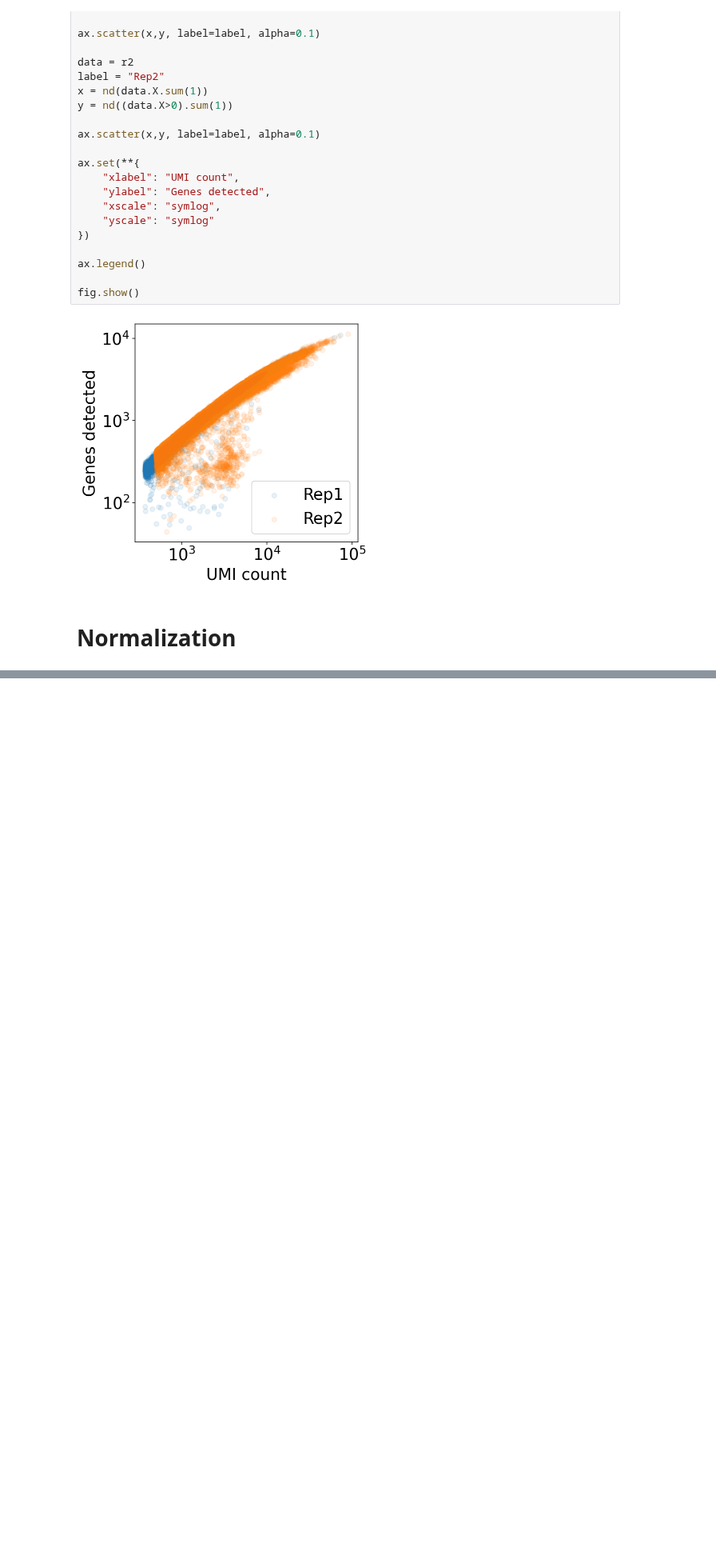
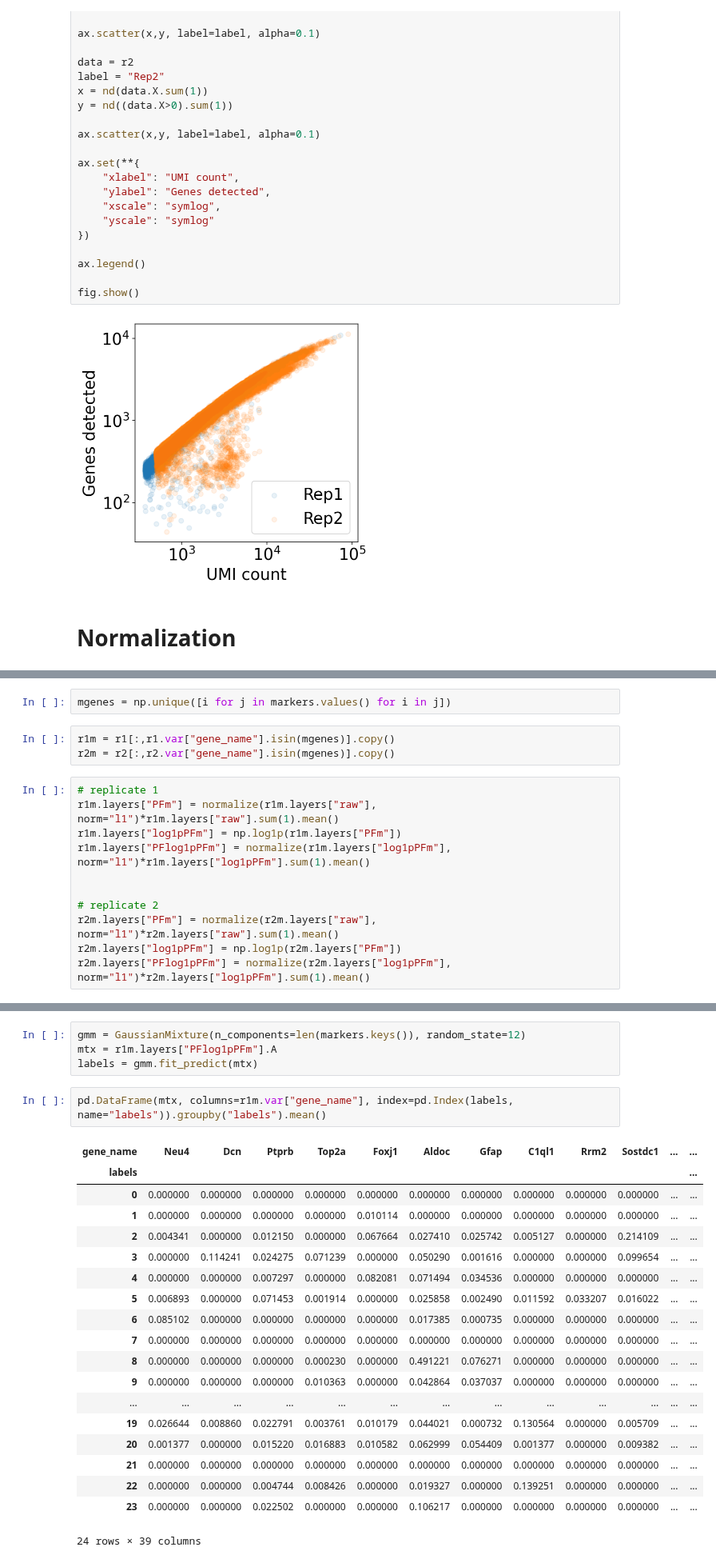
Before and after one commit to sbooeshaghi/azucar, a Jupyter notebook: analysis/brain/biologics.ipynb, the cells around one changed output, grey strips where cells are left out. Shown at 80% size. Cells and saved outputs as stored; diff of their text form; blank space fills up the shorter version.

```diff
--- a/analysis/brain/biologics.ipynb
+++ b/analysis/brain/biologics.ipynb
@@ -209,0 +154,16 @@ Name: names, dtype: object
+# %%
+mgenes = np.unique([i for j in markers.values() for i in j])
+# %%
+r1m = r1[:,r1.var["gene_name"].isin(mgenes)].copy()
+r2m = r2[:,r2.var["gene_name"].isin(mgenes)].copy()
+# %%
+# replicate 1
+r1m.layers["PFm"] = normalize(r1m.layers["raw"], norm="l1")*r1m.layers["raw"].sum(1).mean()
+r1m.layers["log1pPFm"] = np.log1p(r1m.layers["PFm"])
+r1m.layers["PFlog1pPFm"] = normalize(r1m.layers["log1pPFm"], norm="l1")*r1m.layers["log1pPFm"].sum(1).mean()
+
+
+# replicate 2
+r2m.layers["PFm"] = normalize(r2m.layers["raw"], norm="l1")*r2m.layers["raw"].sum(1).mean()
+r2m.layers["log1pPFm"] = np.log1p(r2m.layers["PFm"])
+r2m.layers["PFlog1pPFm"] = normalize(r2m.layers["log1pPFm"], norm="l1")*r2m.layers["log1pPFm"].sum(1).mean()
@@ -209,0 +223,26 @@ Name: names, dtype: object
+# %%
+gmm = GaussianMixture(n_components=len(markers.keys()), random_state=12)
+mtx = r1m.layers["PFlog1pPFm"].A
+labels = gmm.fit_predict(mtx)
+# %%
+pd.DataFrame(mtx, columns=r1m.var["gene_name"], index=pd.Index(labels, name="labels")).groupby("labels").mean()
+# %% [output]
+| gene_name | Neu4 | Dcn | Ptprb | Top2a | Foxj1 | Aldoc | Gfap | C1ql1 | Rrm2 | Sostdc1 | ... | ... |
+| labels |  |  |  |  |  |  |  |  |  |  |  | ... |
+| 0 | 0.000000 | 0.000000 | 0.000000 | 0.000000 | 0.000000 | 0.000000 | 0.000000 | 0.000000 | 0.000000 | 0.000000 | ... | ... |
+| 1 | 0.000000 | 0.000000 | 0.000000 | 0.000000 | 0.010114 | 0.000000 | 0.000000 | 0.000000 | 0.000000 | 0.000000 | ... | ... |
+| 2 | 0.004341 | 0.000000 | 0.012150 | 0.000000 | 0.067664 | 0.027410 | 0.025742 | 0.005127 | 0.000000 | 0.214109 | ... | ... |
+| 3 | 0.000000 | 0.114241 | 0.024275 | 0.071239 | 0.000000 | 0.050290 | 0.001616 | 0.000000 | 0.000000 | 0.099654 | ... | ... |
+| 4 | 0.000000 | 0.000000 | 0.007297 | 0.000000 | 0.082081 | 0.071494 | 0.034536 | 0.000000 | 0.000000 | 0.000000 | ... | ... |
+| 5 | 0.006893 | 0.000000 | 0.071453 | 0.001914 | 0.000000 | 0.025858 | 0.002490 | 0.011592 | 0.033207 | 0.016022 | ... | ... |
+| 6 | 0.085102 | 0.000000 | 0.000000 | 0.000000 | 0.000000 | 0.017385 | 0.000735 | 0.000000 | 0.000000 | 0.000000 | ... | ... |
+| 7 | 0.000000 | 0.000000 | 0.000000 | 0.000000 | 0.000000 | 0.000000 | 0.000000 | 0.000000 | 0.000000 | 0.000000 | ... | ... |
+| 8 | 0.000000 | 0.000000 | 0.000000 | 0.000230 | 0.000000 | 0.491221 | 0.076271 | 0.000000 | 0.000000 | 0.000000 | ... | ... |
+| 9 | 0.000000 | 0.000000 | 0.000000 | 0.010363 | 0.000000 | 0.042864 | 0.037037 | 0.000000 | 0.000000 | 0.000000 | ... | ... |
+| ... | ... | ... | ... | ... | ... | ... | ... | ... | ... | ... | ... | ... |
+| 19 | 0.026644 | 0.008860 | 0.022791 | 0.003761 | 0.010179 | 0.044021 | 0.000732 | 0.130564 | 0.000000 | 0.005709 | ... | ... |
+| 20 | 0.001377 | 0.000000 | 0.015220 | 0.016883 | 0.010582 | 0.062999 | 0.054409 | 0.001377 | 0.000000 | 0.009382 | ... | ... |
+| 21 | 0.000000 | 0.000000 | 0.000000 | 0.000000 | 0.000000 | 0.000000 | 0.000000 | 0.000000 | 0.000000 | 0.000000 | ... | ... |
+| 22 | 0.000000 | 0.000000 | 0.004744 | 0.008426 | 0.000000 | 0.019327 | 0.000000 | 0.139251 | 0.000000 | 0.000000 | ... | ... |
+| 23 | 0.000000 | 0.000000 | 0.022502 | 0.000000 | 0.000000 | 0.106217 | 0.000000 | 0.000000 | 0.000000 | 0.000000 | ... | ... |
+24 rows × 39 columns
```
Also changed, not shown: parts of 16 cells of this notebook.
